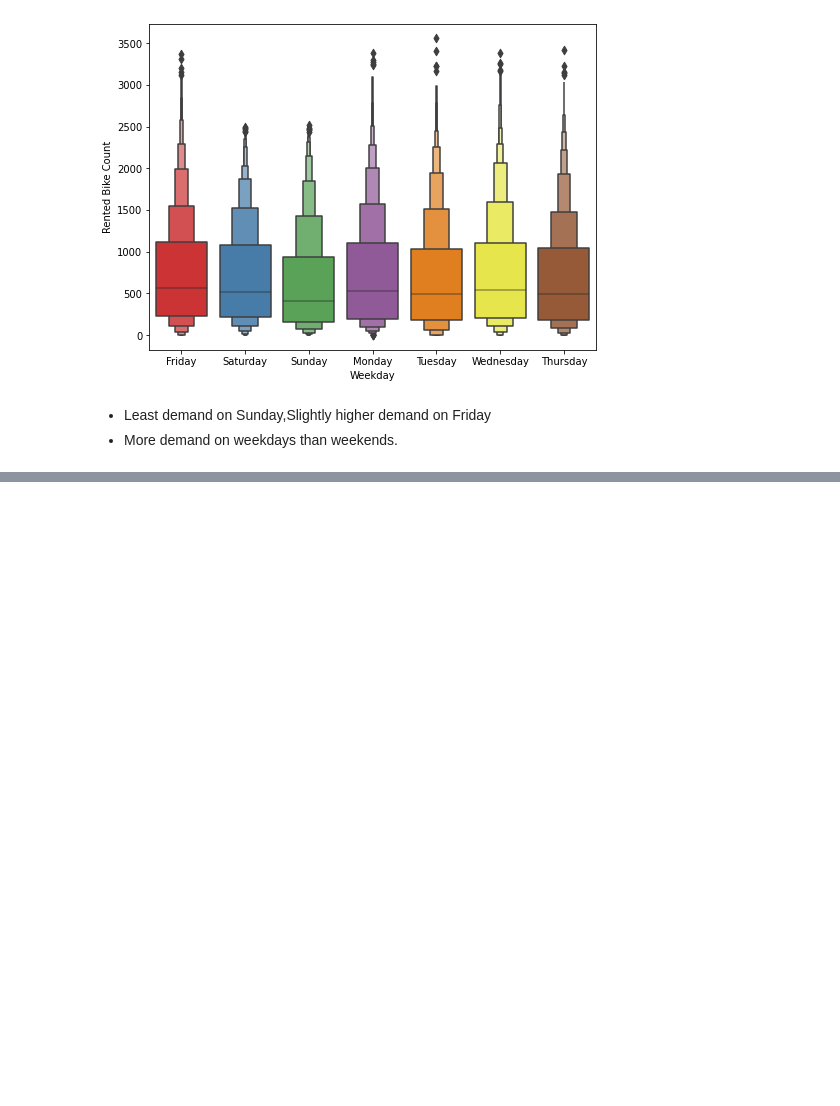
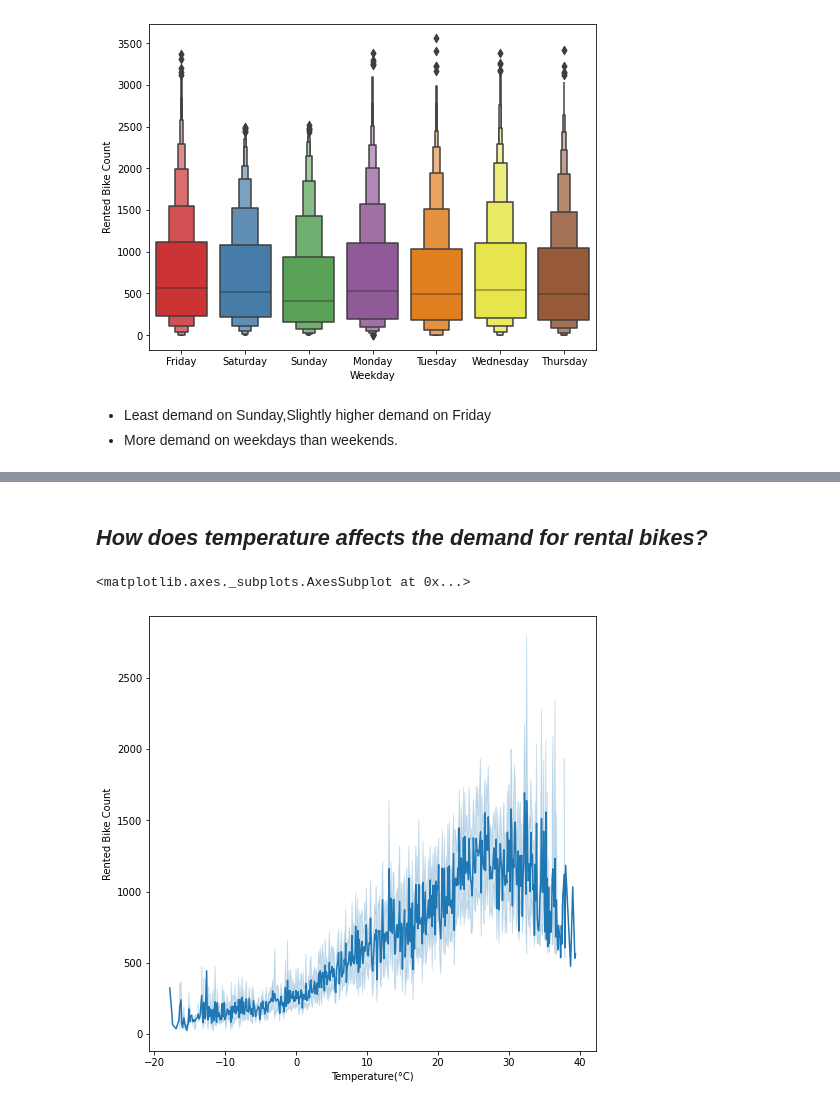
Before and after one commit to RadhikaRM/BikeShareDemandprediction, a Jupyter notebook: Bike_Sharing_Prediction.ipynb, the cells around one changed output, grey strips where cells are left out. Drawn from its saved outputs; the diff is of its cells as text; code cells hidden in the pictures; blank space fills up the shorter version.

```diff
--- a/Bike_Sharing_Prediction.ipynb
+++ b/Bike_Sharing_Prediction.ipynb
@@ -355,0 +377,8 @@ sns.boxenplot(x='Weekday',y='Rented Bike Count',data=bd_df,palette='Set1')
+# %% [markdown]
+##  *How does temperature affects the demand for rental bikes?*
+# %%
+plt.figure(figsize=(8,8))
+sns.lineplot(x='Temperature(°C)',y='Rented Bike Count',data=bd_df)
+# %% [output]
+<matplotlib.axes._subplots.AxesSubplot at 0x...>
+[figure, added]
```
Also changed, not shown: parts of 14 cells of this notebook.
